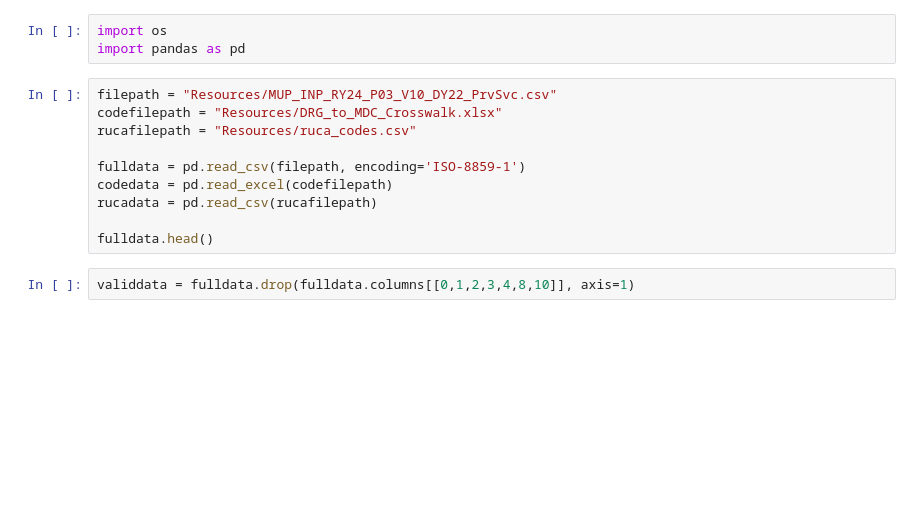
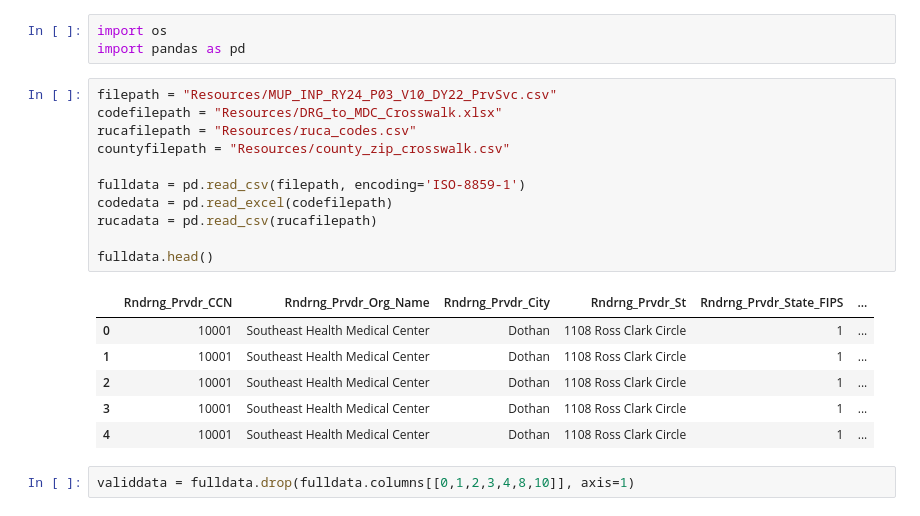
Before and after one commit to hippopotamuspal/medicare_data_project, a Jupyter notebook: medicare_analysis.ipynb, the cells around one changed output. Cells and saved outputs as stored; diff of their text form; blank space fills up the shorter version.

```diff
--- a/medicare_analysis.ipynb
+++ b/medicare_analysis.ipynb
@@ -4,13 +4,21 @@ import pandas as pd
 # %%
 filepath = "Resources/MUP_INP_RY24_P03_V10_DY22_PrvSvc.csv"
 codefilepath = "Resources/DRG_to_MDC_Crosswalk.xlsx"
 rucafilepath = "Resources/ruca_codes.csv"
+countyfilepath = "Resources/county_zip_crosswalk.csv"
 
 fulldata = pd.read_csv(filepath, encoding='ISO-8859-1')
 codedata = pd.read_excel(codefilepath)
 rucadata = pd.read_csv(rucafilepath)
 
 fulldata.head()
+# %% [output]
+|  | Rndrng_Prvdr_CCN | Rndrng_Prvdr_Org_Name | Rndrng_Prvdr_City | Rndrng_Prvdr_St | Rndrng_Prvdr_State_FIPS | ... |
+| 0 | 10001 | Southeast Health Medical Center | Dothan | 1108 Ross Clark Circle | 1 | ... |
+| 1 | 10001 | Southeast Health Medical Center | Dothan | 1108 Ross Clark Circle | 1 | ... |
+| 2 | 10001 | Southeast Health Medical Center | Dothan | 1108 Ross Clark Circle | 1 | ... |
+| 3 | 10001 | Southeast Health Medical Center | Dothan | 1108 Ross Clark Circle | 1 | ... |
+| 4 | 10001 | Southeast Health Medical Center | Dothan | 1108 Ross Clark Circle | 1 | ... |
 # %%
 validdata = fulldata.drop(fulldata.columns[[0,1,2,3,4,8,10]], axis=1)
 # %%
```
Also changed, not shown: parts of 15 cells of this notebook, 4 other files.
